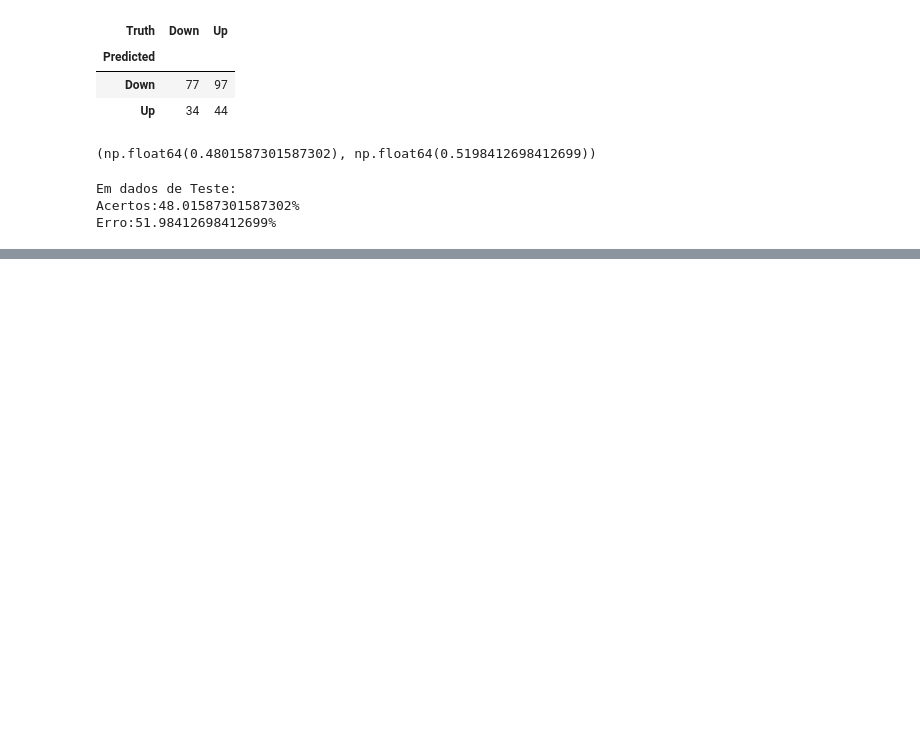
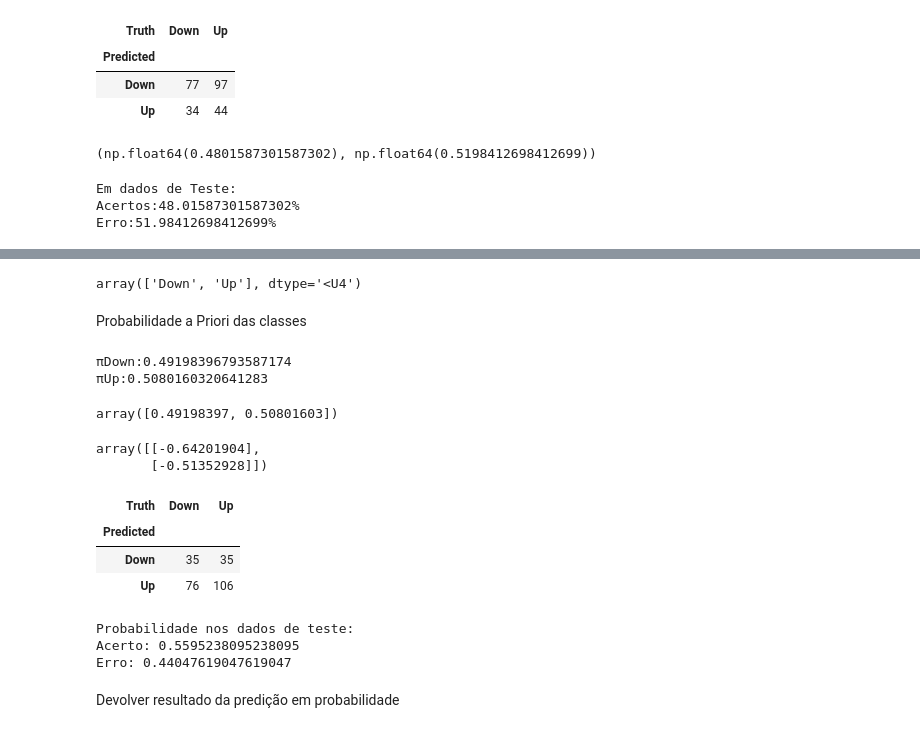
Before and after one commit to oliveira-silva-lucas/ISLP, a Jupyter notebook: Cap_04_Classification/lab_04.ipynb, the cells around one changed output, grey strips where cells are left out. Cells and saved outputs as stored; diff of their text form; code cells hidden in the pictures; blank space fills up the shorter version.

```diff
--- a/Cap_04_Classification/lab_04.ipynb
+++ b/Cap_04_Classification/lab_04.ipynb
@@ -162,0 +206,2 @@ Erro:51.98412698412699%
+# %%
+lda = LDA(store_covariance=True)
@@ -162,0 +223,36 @@ Erro:51.98412698412699%
+# %%
+lda.classes_
+# %% [output]
+array(['Down', 'Up'], dtype='<U4')
+# %% [markdown]
+Probabilidade a Priori das classes
+# %%
+print(f'πDown:{lda.priors_[0]}\nπUp:{lda.priors_[1]}')
+lda.priors_
+# %% [output]
+πDown:0.49198396793587174
+πUp:0.5080160320641283
+array([0.49198397, 0.50801603])
+# %%
+lda.scalings_
+# %% [output]
+array([[-0.64201904],
+       [-0.51352928]])
+# %%
+lda_pred = lda.predict(X_test)
+# %%
+#Resultado já vem em Valor de Classe k
+confusion_table(lda_pred, L_test)
+# %% [output]
+| Truth | Down | Up |
+| Predicted |  |  |
+| Down | 35 | 35 |
+| Up | 76 | 106 |
+# %%
+print(f'Probabilidade nos dados de teste:\nAcerto: {np.mean(lda_pred==L_test)}\nErro: {np.mean(lda_pred!=L_test)}')
+# %% [output]
+Probabilidade nos dados de teste:
+Acerto: 0.5595238095238095
+Erro: 0.44047619047619047
+# %% [markdown]
+Devolver resultado da predição em probabilidade
```
Also changed, not shown: parts of 37 cells of this notebook.
